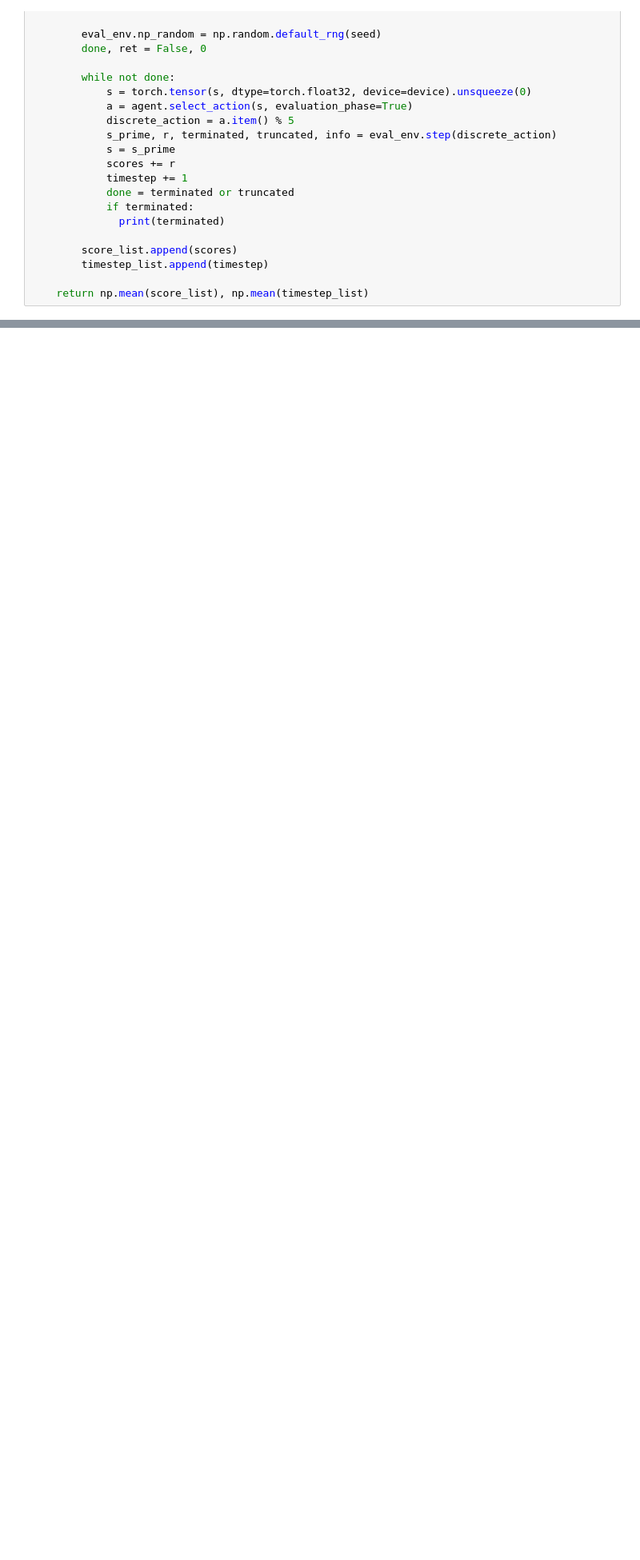
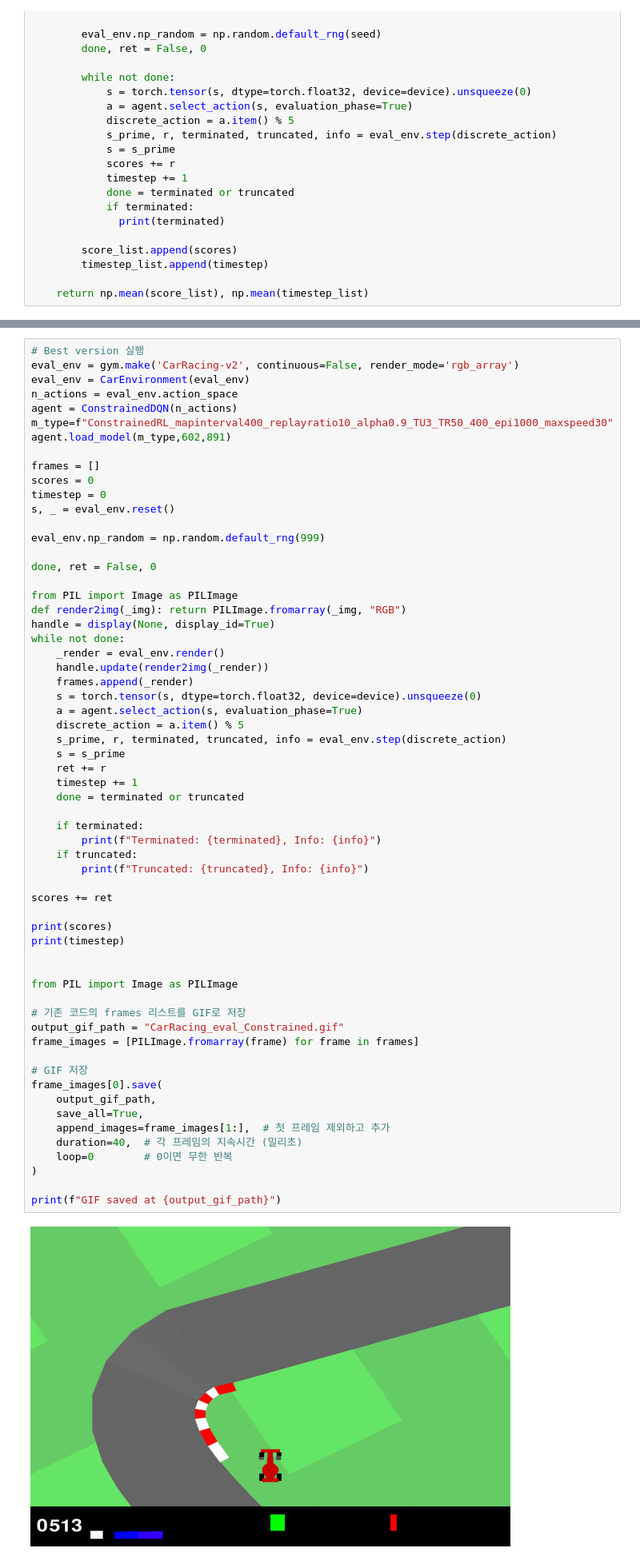
Before and after one commit to menguri/f1_car_racing_project, a Jupyter notebook: Performance_Experiment.ipynb, the cells around one changed output, grey strips where cells are left out. Shown at 80% size. Cells and saved outputs as stored; diff of their text form; blank space fills up the shorter version.

```diff
--- a/Performance_Experiment.ipynb
+++ b/Performance_Experiment.ipynb
@@ -359,0 +567,63 @@ print(timestep)
+# %%
+# Best version 실행
+eval_env = gym.make('CarRacing-v2', continuous=False, render_mode='rgb_array')
+eval_env = CarEnvironment(eval_env)
+n_actions = eval_env.action_space
+agent = ConstrainedDQN(n_actions)
+m_type=f"ConstrainedRL_mapinterval400_replayratio10_alpha0.9_TU3_TR50_400_epi1000_maxspeed30"
+agent.load_model(m_type,602,891)
+
+frames = []
+scores = 0
+timestep = 0
+s, _ = eval_env.reset()
+
+eval_env.np_random = np.random.default_rng(999)
+
+done, ret = False, 0
+
+from PIL import Image as PILImage
+def render2img(_img): return PILImage.fromarray(_img, "RGB")
+handle = display(None, display_id=True)
+while not done:
+    _render = eval_env.render()
+    handle.update(render2img(_render))
+    frames.append(_render)
+    s = torch.tensor(s, dtype=torch.float32, device=device).unsqueeze(0)
+    a = agent.select_action(s, evaluation_phase=True)
+    discrete_action = a.item() % 5
+    s_prime, r, terminated, truncated, info = eval_env.step(discrete_action)
+    s = s_prime
+    ret += r
+    timestep += 1
+    done = terminated or truncated
+
+    if terminated:
+        print(f"Terminated: {terminated}, Info: {info}")
+    if truncated:
+        print(f"Truncated: {truncated}, Info: {info}")
+
+scores += ret
+
+print(scores)
+print(timestep)
+
+
+from PIL import Image as PILImage
+
+# 기존 코드의 frames 리스트를 GIF로 저장
+output_gif_path = "CarRacing_eval_Constrained.gif"
+frame_images = [PILImage.fromarray(frame) for frame in frames]
+
+# GIF 저장
+frame_images[0].save(
+    output_gif_path,
+    save_all=True,
+    append_images=frame_images[1:],  # 첫 프레임 제외하고 추가
+    duration=40,  # 각 프레임의 지속시간 (밀리초)
+    loop=0        # 0이면 무한 반복
+)
+
+print(f"GIF saved at {output_gif_path}")
+# %% [output]
+[figure, added]
```
Also changed, not shown: parts of 10 cells of this notebook, 32 other files.
